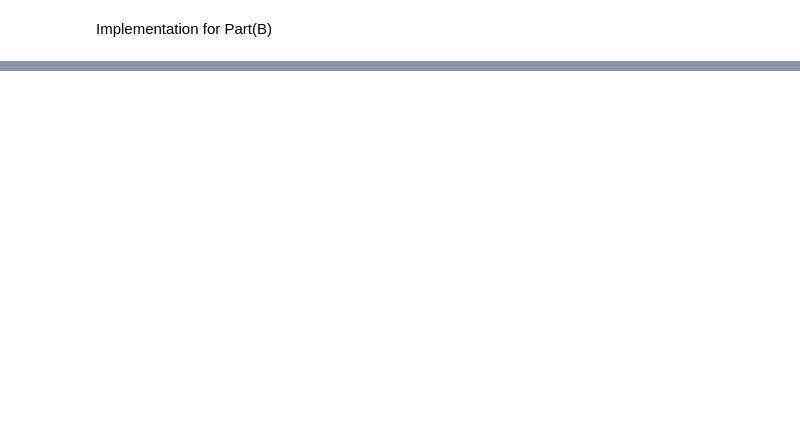
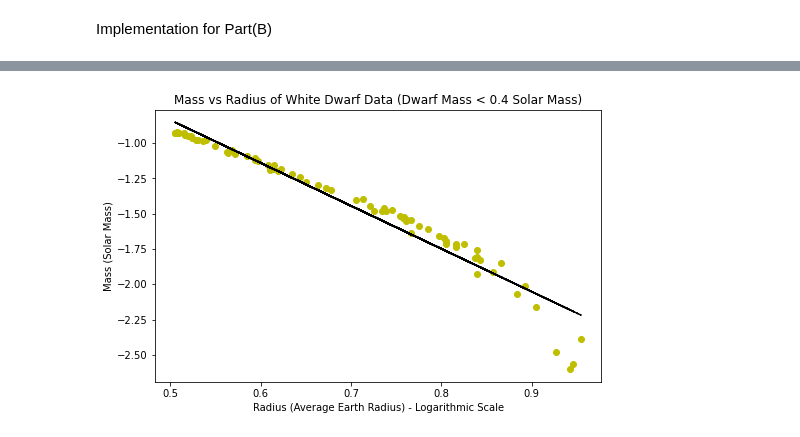
Before and after one commit to yigitfcakilli/Phys414_FinalProject, a Jupyter notebook: newton.ipynb, the cells around one changed output, grey strips where cells are left out. Saved outputs shown, nothing was run; the diff lists cells and outputs as text; code cells hidden in the pictures; blank space fills up the shorter version.

```diff
--- a/newton.ipynb
+++ b/newton.ipynb
@@ -38,0 +43,29 @@ read_data("white_dwarf_data.csv")
+# %%
+def fit_data():
+    mass_data, r_data = read_data("white_dwarf_data.csv")
+    mass_threshold = 0.4 # Solar Mass unit
+
+    ## Filter the data using the mass threshold
+    filtered_mass_data = mass_data[mass_data<mass_threshold] # Filtered Mass Data
+    filtered_r_data = r_data[mass_data<mass_threshold] # Filtered Radius Data
+    N = filtered_mass_data.shape[0] # Number of samples after filtering
+
+    ## I will do a linear fit to the logarithmic data due to the linear relation between lnM and lnR
+    ln_filtered_r_data = np.log(filtered_r_data)
+    ln_filtered_mass_data = np.log(filtered_mass_data)
+
+
+    ## Do a linear fit
+    fit_coefficients = np.polyfit(ln_filtered_r_data, ln_filtered_mass_data, 1)
+    poly1d_fn = np.poly1d(fit_coefficients)
+    # To visualize the data
+    plt.figure(figsize=(8,5))
+    plt.plot(ln_filtered_r_data,ln_filtered_mass_data, 'yo', ln_filtered_r_data, poly1d_fn(ln_filtered_r_data), '--k')
+    plt.xlabel("Radius (Average Earth Radius) - Logarithmic Scale")
+    plt.ylabel("Mass (Solar Mass)")
+    plt.title("Mass vs Radius of White Dwarf Data (Dwarf Mass < 0.4 Solar Mass)")
+    plt.show()
+# %%
+fit_data()
+# %% [output]
+[figure, added]
```
Also changed, not shown: parts of 4 cells of this notebook, 1 other file.
